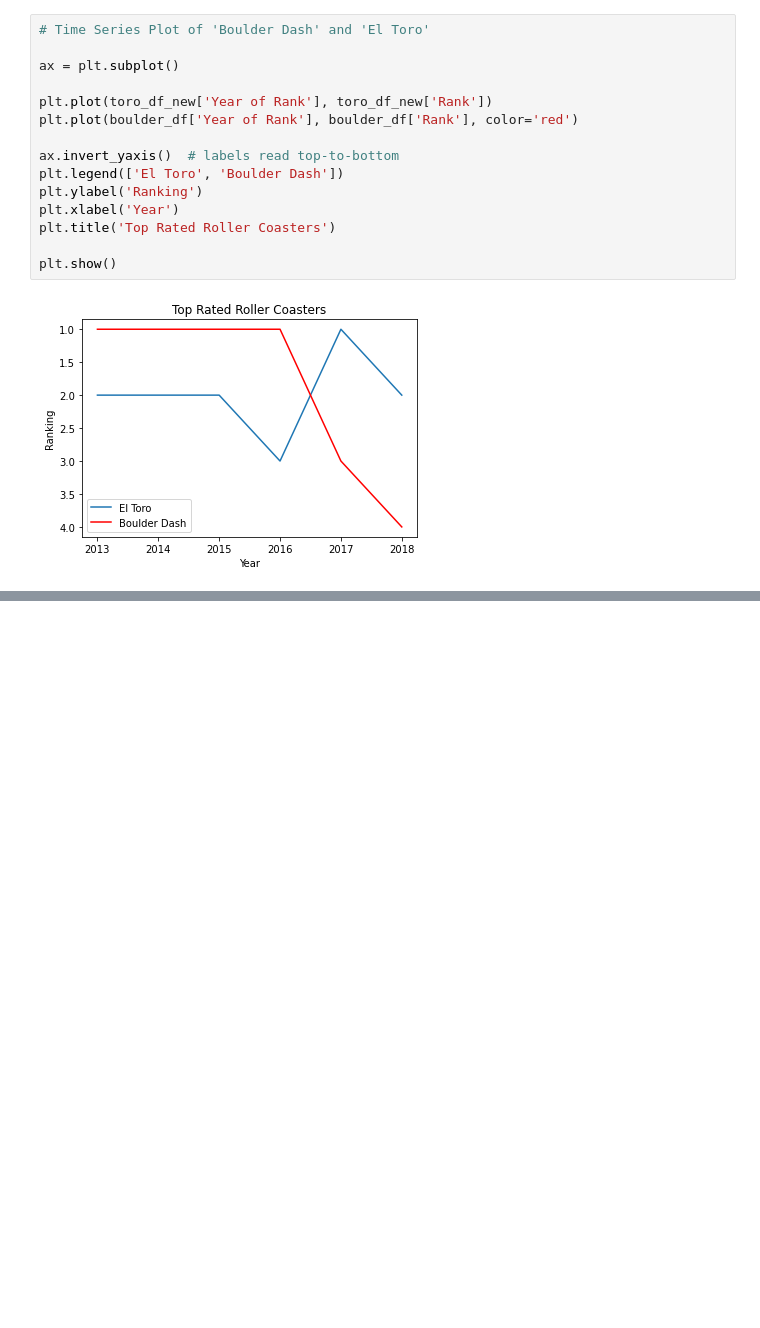
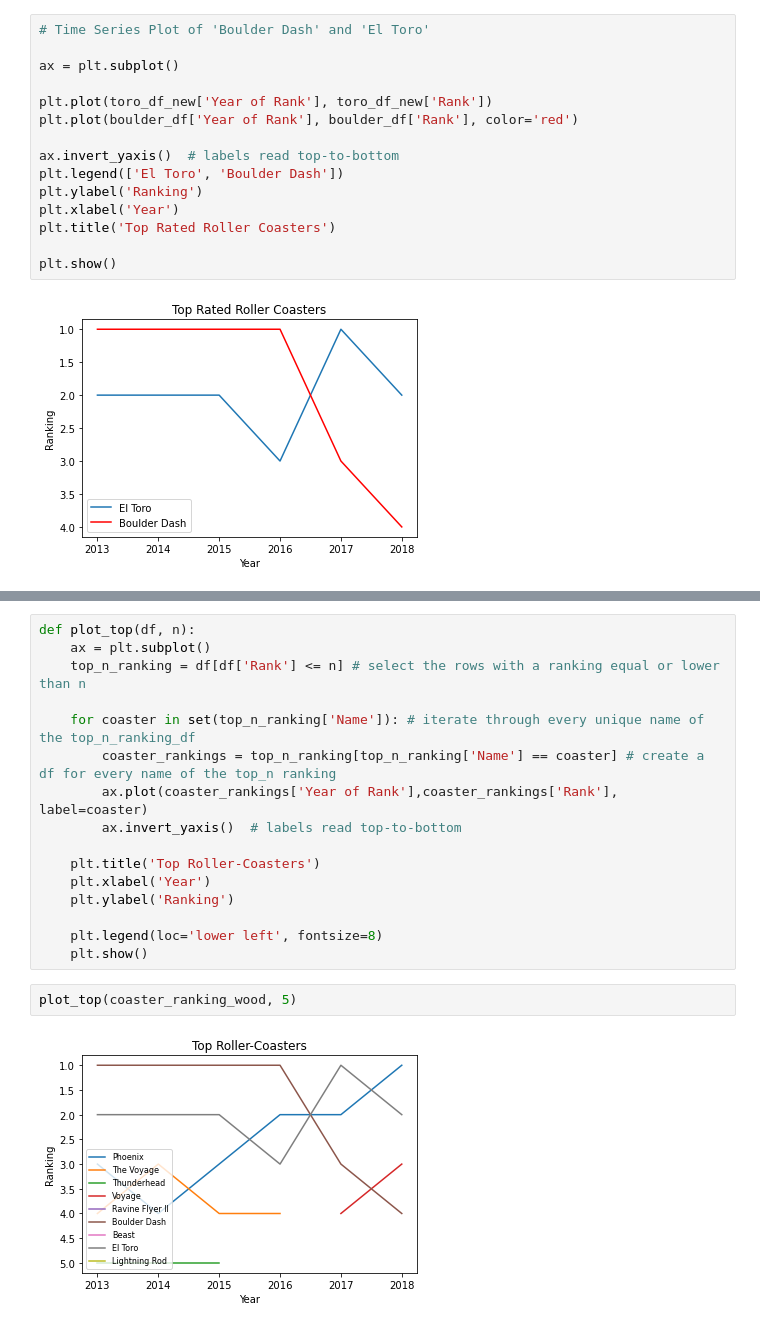
Before and after one commit to javierunix/codeacademy_datascience_path, a Jupyter notebook: RollerCoaster/main.ipynb, the cells around one changed output, grey strips where cells are left out. Cells and saved outputs as stored; diff of their text form; blank space fills up the shorter version.

Commit message:
complete plot top function

```diff
--- a/RollerCoaster/main.ipynb
+++ b/RollerCoaster/main.ipynb
@@ -103,0 +114,20 @@ plt.show()
+# %%
+def plot_top(df, n):
+    ax = plt.subplot()
+    top_n_ranking = df[df['Rank'] <= n] # select the rows with a ranking equal or lower than n
+
+    for coaster in set(top_n_ranking['Name']): # iterate through every unique name of the top_n_ranking_df
+        coaster_rankings = top_n_ranking[top_n_ranking['Name'] == coaster] # create a df for every name of the top_n ranking
+        ax.plot(coaster_rankings['Year of Rank'],coaster_rankings['Rank'], label=coaster)
+        ax.invert_yaxis()  # labels read top-to-bottom
+
+    plt.title('Top Roller-Coasters')
+    plt.xlabel('Year')
+    plt.ylabel('Ranking')
+
+    plt.legend(loc='lower left', fontsize=8)
+    plt.show()
+# %%
+plot_top(coaster_ranking_wood, 5)
+# %% [output]
+[figure, added]
```
Also changed, not shown: parts of 1 cell of this notebook.
